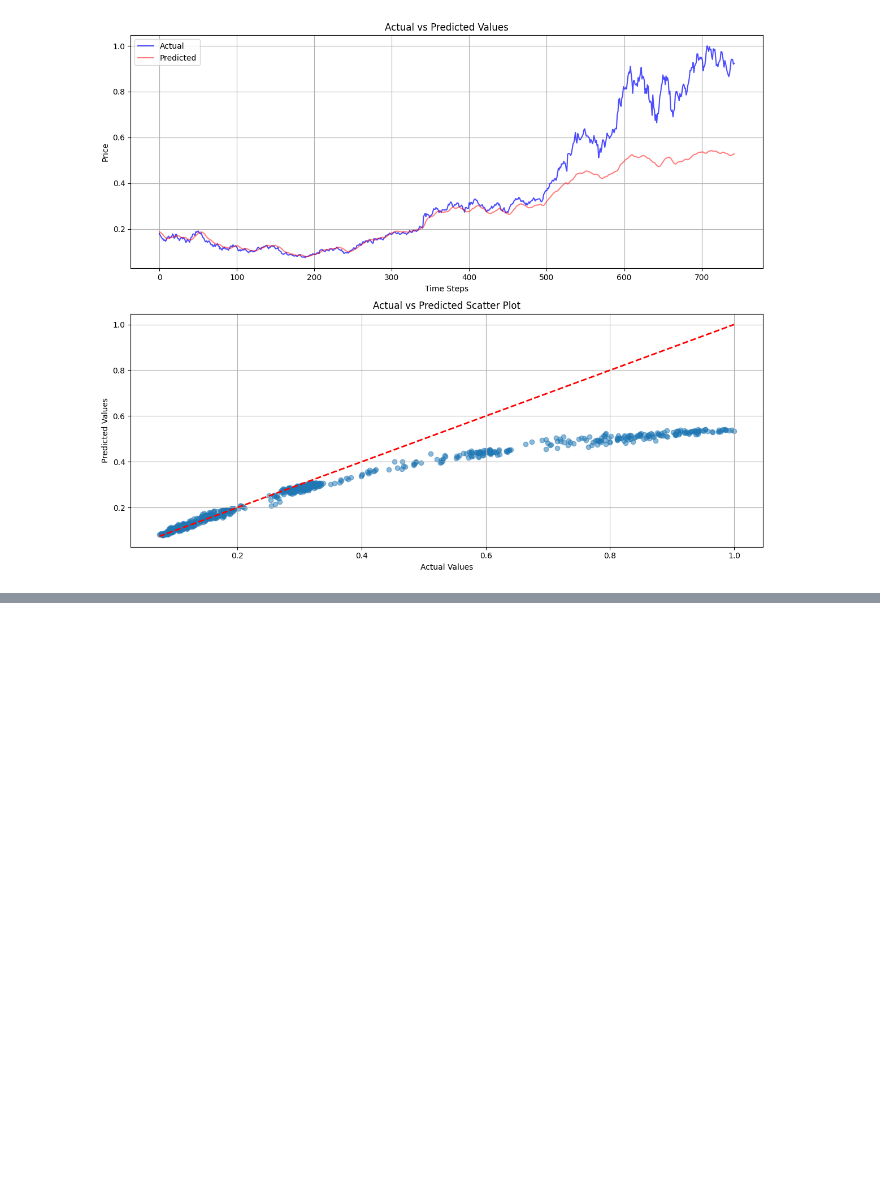
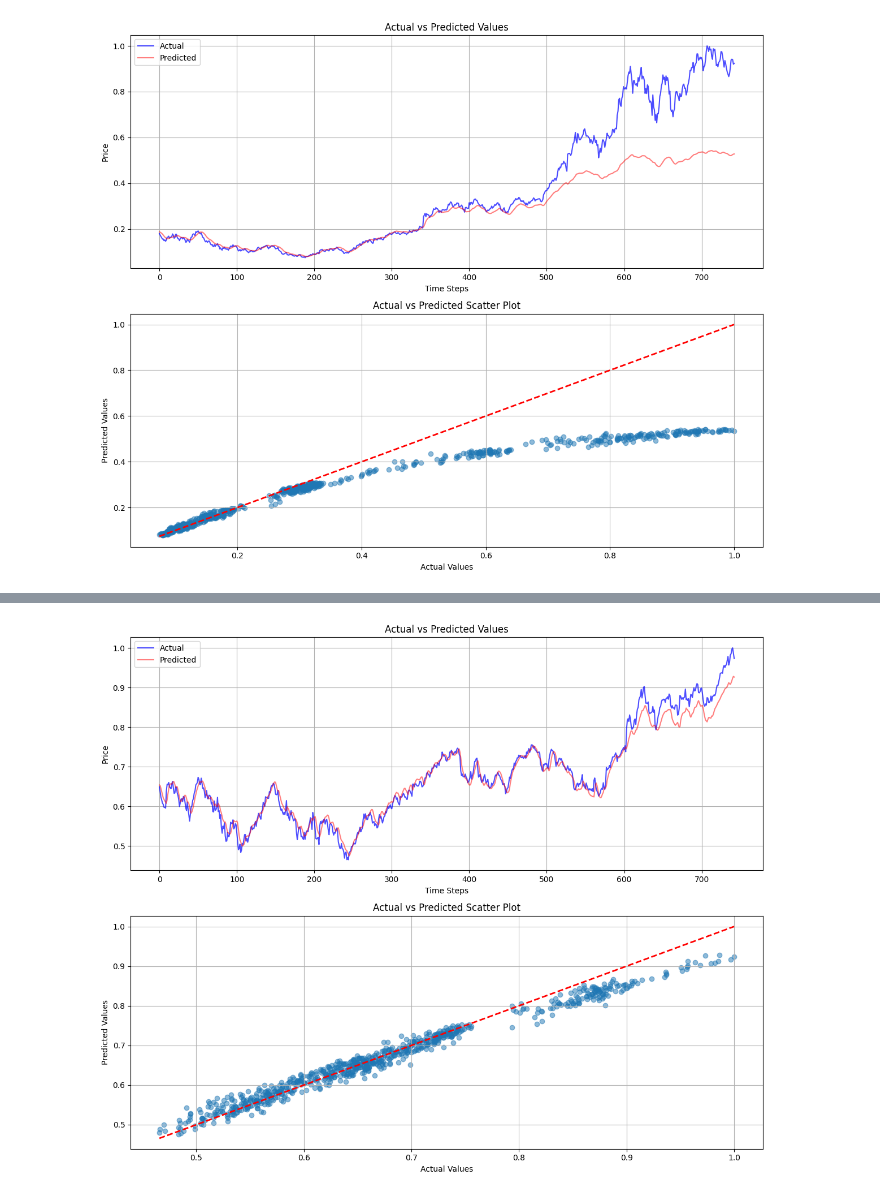
Before and after one commit to EfficientDeveloper1/Stockprice-predictor-using-LSTM, a Jupyter notebook: train.ipynb, the cells around one changed output, grey strips where cells are left out. Saved outputs shown, nothing was run; the diff lists cells and outputs as text; code cells hidden in the pictures; blank space fills up the shorter version.

```diff
--- a/train.ipynb
+++ b/train.ipynb
@@ -81,0 +92,16 @@ stock_trainer.train()
+# %%
+
+training_config = TrainingConfig(
+    epochs=10,
+    batch_size=32,
+    learning_rate=0.001,
+    seq_length=60
+)
+
+csv_file_path = "./data/AAPL_stock_data.csv"
+# %%
+trainer = StockTrainer(
+    training_config=training_config,
+    file_path=csv_file_path,
+    model_save_path="models/lstm_stock_price_model_apple.pth"
+)
@@ -81,0 +110,3 @@ stock_trainer.train()
+# %%
+trainer.train()
+# %% [output]
@@ -81,0 +130 @@ stock_trainer.train()
+[figure, added]
```
Also changed, not shown: parts of 4 cells of this notebook, 5 other files.
